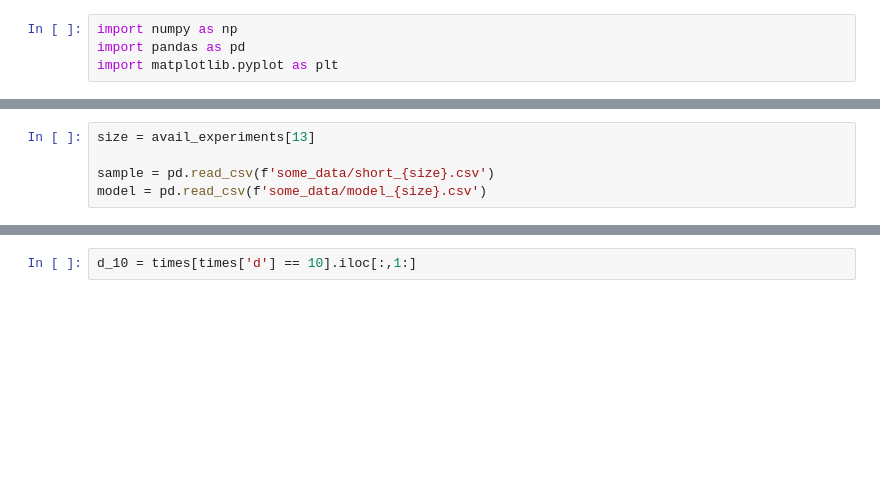
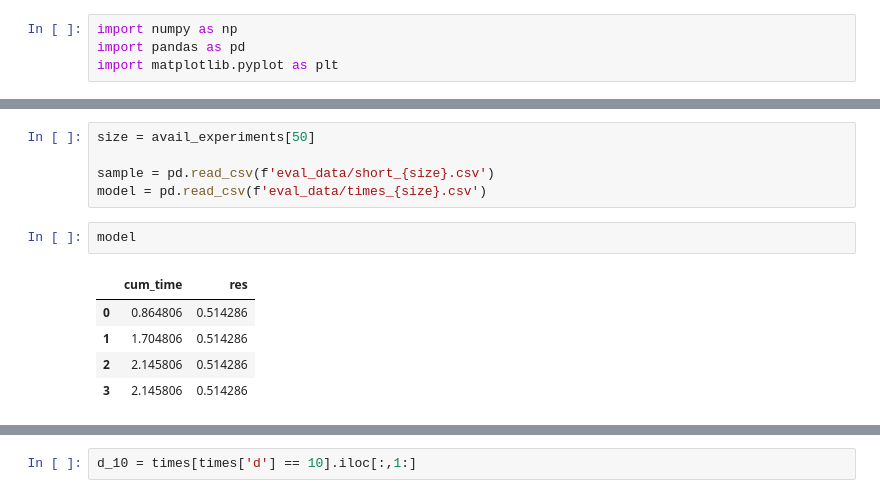
Before and after one commit to tomyaacov/BPpyEvaluation, a Jupyter notebook: prob_modeling/modeling_times.ipynb, the cells around one changed output, grey strips where cells are left out. Cells and saved outputs as stored; diff of their text form; blank space fills up the shorter version.

```diff
--- a/prob_modeling/modeling_times.ipynb
+++ b/prob_modeling/modeling_times.ipynb
@@ -20,6 +19,14 @@ avail_experiments[:5]
 # %%
-size = avail_experiments[13]
+size = avail_experiments[50]
 
-sample = pd.read_csv(f'some_data/short_{size}.csv')
-model = pd.read_csv(f'some_data/model_{size}.csv')
+sample = pd.read_csv(f'eval_data/short_{size}.csv')
+model = pd.read_csv(f'eval_data/times_{size}.csv')
+# %%
+model
+# %% [output]
+|  | cum_time | res |
+| 0 | 0.864806 | 0.514286 |
+| 1 | 1.704806 | 0.514286 |
+| 2 | 2.145806 | 0.514286 |
+| 3 | 2.145806 | 0.514286 |
 # %%
```
Also changed, not shown: parts of 5 cells of this notebook, 2 other files.
